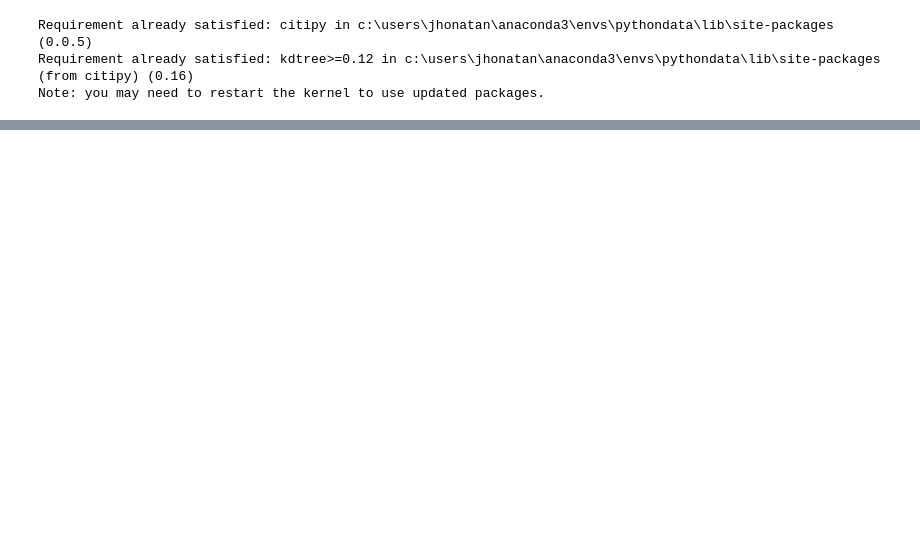
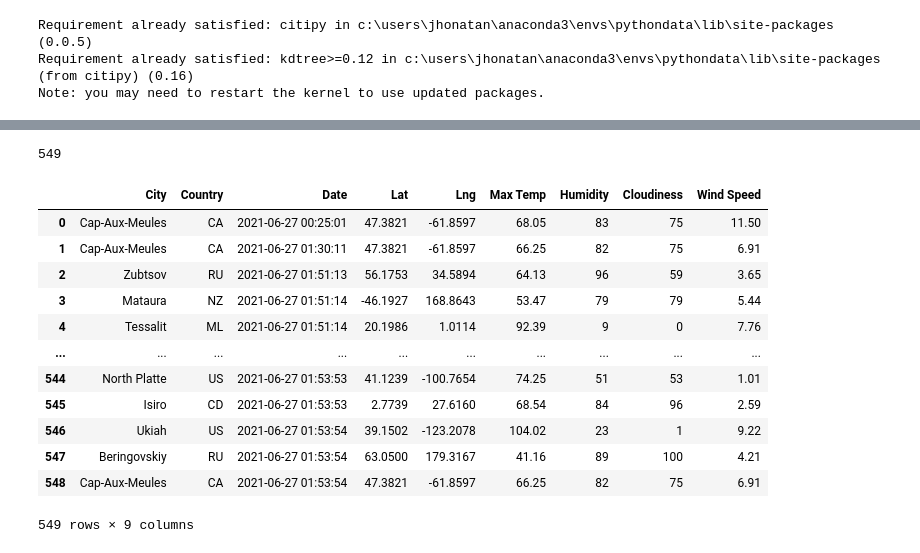
Before and after one commit to jhonpire/World_Weather_Analysis, a Jupyter notebook: WeatherPy.ipynb, the cells around one changed output, grey strips where cells are left out. Drawn from its saved outputs; the diff is of its cells as text; code cells hidden in the pictures; blank space fills up the shorter version.

Commit message:
API Data 2

```diff
--- a/WeatherPy.ipynb
+++ b/WeatherPy.ipynb
@@ -80,0 +85,6 @@ len(cities)
+# %%
+# Starting URL for Weather Map API Call.
+url = "http://api.openweathermap.org/data/2.5/weather?units=Imperial&APPID=" + weather_api_key
+# %%
+# Create an empty list to hold the weather data.
+city_data = []
@@ -80,0 +166,4 @@ len(cities)
+# %%
+# Convert the array of dictionaries to a Pandas DataFrame.
+city_data_df = pd.DataFrame(city_data)
+city_data_df.head(10)
@@ -80,0 +182,21 @@ len(cities)
+# %%
+len(city_data)
+# %% [output]
+549
+# %%
+city_data_arranged = city_data_df[["City","Country","Date","Lat","Lng","Max Temp","Humidity","Cloudiness","Wind Speed"]]
+city_data_arranged
+# %% [output]
+|  | City | Country | Date | Lat | Lng | Max Temp | Humidity | Cloudiness | Wind Speed |
+| 0 | Cap-Aux-Meules | CA | 2021-06-27 00:25:01 | 47.3821 | -61.8597 | 68.05 | 83 | 75 | 11.50 |
+| 1 | Cap-Aux-Meules | CA | 2021-06-27 01:30:11 | 47.3821 | -61.8597 | 66.25 | 82 | 75 | 6.91 |
+| 2 | Zubtsov | RU | 2021-06-27 01:51:13 | 56.1753 | 34.5894 | 64.13 | 96 | 59 | 3.65 |
+| 3 | Mataura | NZ | 2021-06-27 01:51:14 | -46.1927 | 168.8643 | 53.47 | 79 | 79 | 5.44 |
+| 4 | Tessalit | ML | 2021-06-27 01:51:14 | 20.1986 | 1.0114 | 92.39 | 9 | 0 | 7.76 |
+| ... | ... | ... | ... | ... | ... | ... | ... | ... | ... |
+| 544 | North Platte | US | 2021-06-27 01:53:53 | 41.1239 | -100.7654 | 74.25 | 51 | 53 | 1.01 |
+| 545 | Isiro | CD | 2021-06-27 01:53:53 | 2.7739 | 27.6160 | 68.54 | 84 | 96 | 2.59 |
+| 546 | Ukiah | US | 2021-06-27 01:53:54 | 39.1502 | -123.2078 | 104.02 | 23 | 1 | 9.22 |
+| 547 | Beringovskiy | RU | 2021-06-27 01:53:54 | 63.0500 | 179.3167 | 41.16 | 89 | 100 | 4.21 |
+| 548 | Cap-Aux-Meules | CA | 2021-06-27 01:53:54 | 47.3821 | -61.8597 | 66.25 | 82 | 75 | 6.91 |
+549 rows × 9 columns
```
Also changed, not shown: parts of 7 cells of this notebook, 4 other files.
